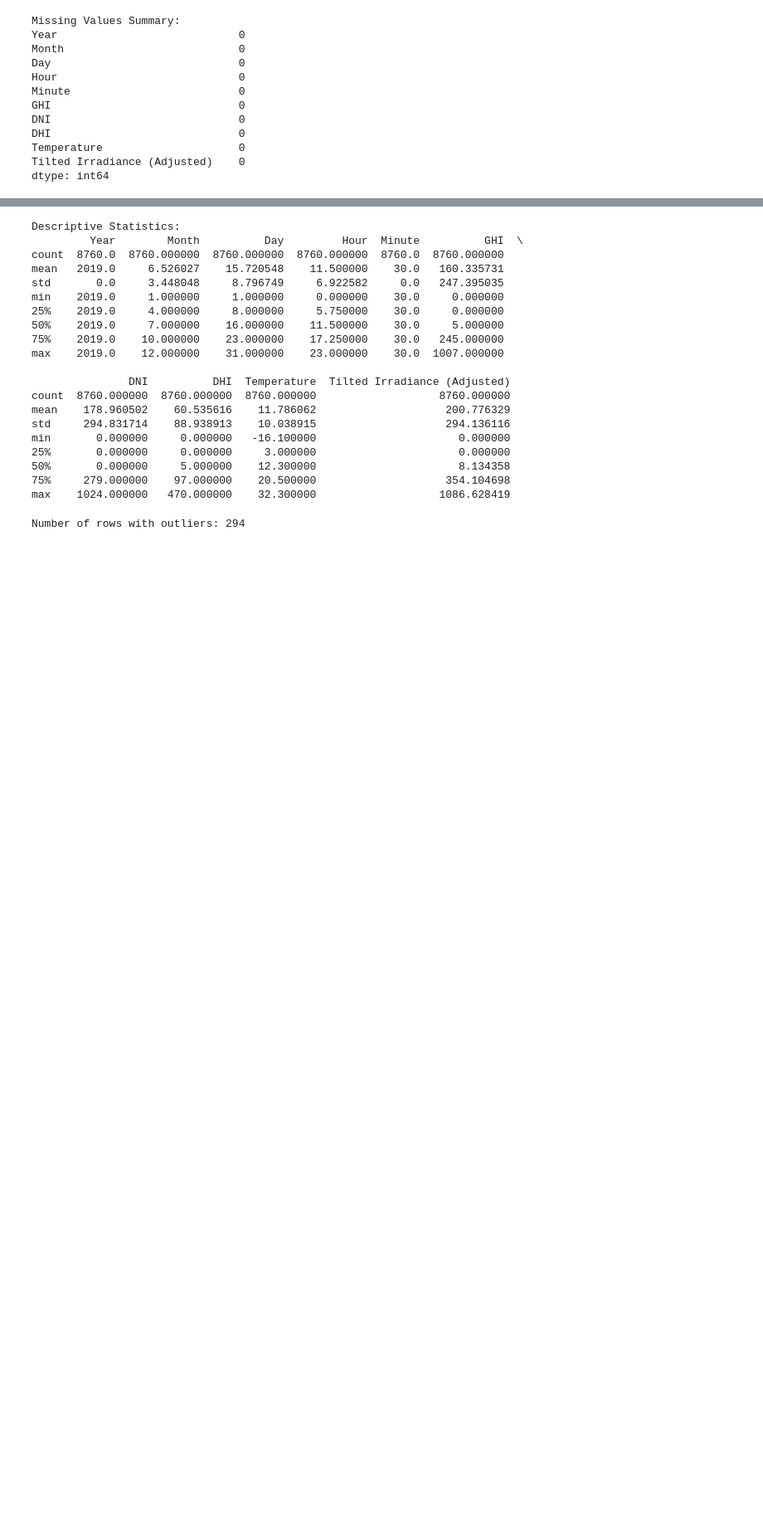
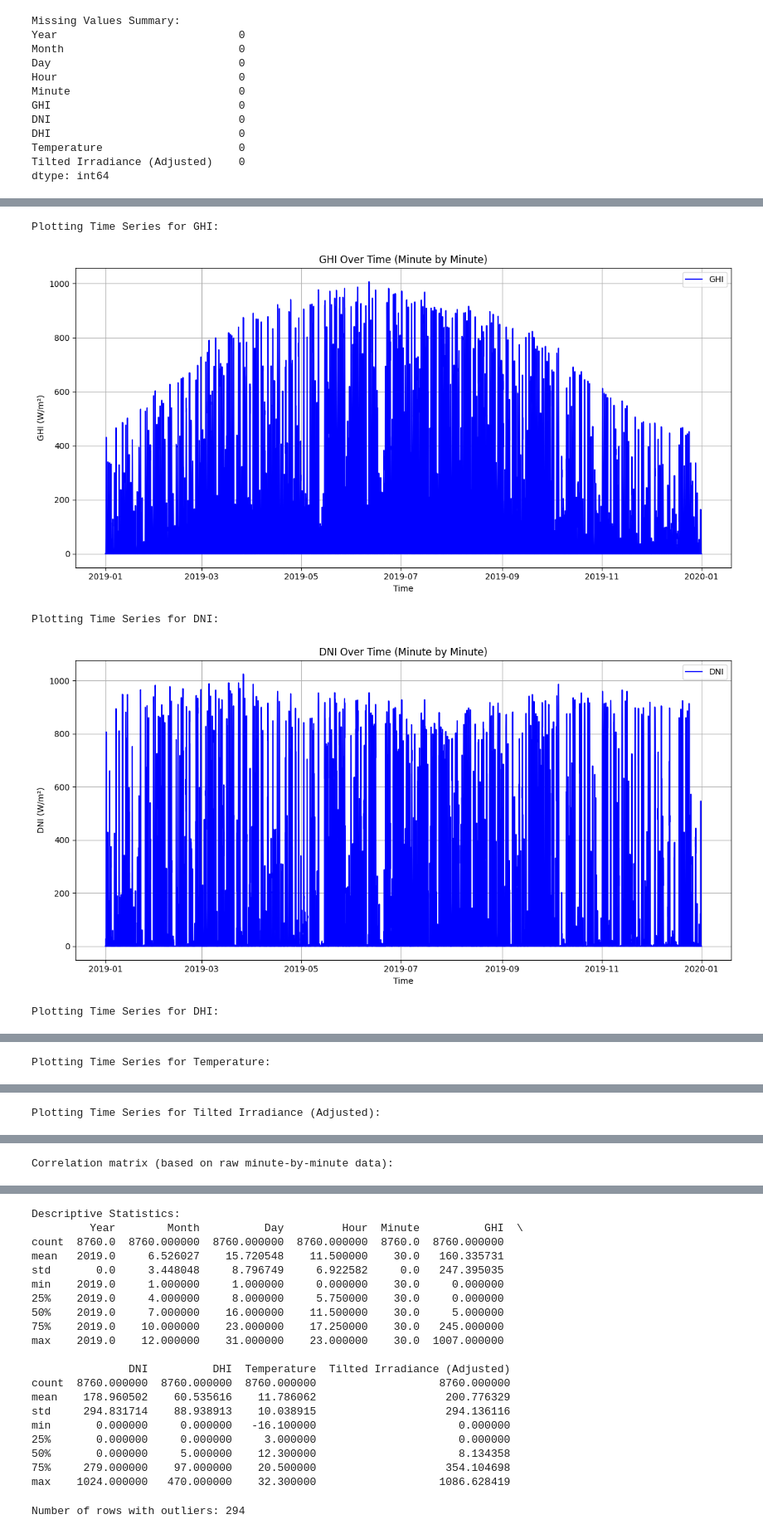
Before and after one commit to giutala/aee_2425, a Jupyter notebook: data_analysis.ipynb, the cells around one changed output, grey strips where cells are left out. Shown at 83% size. Cells and saved outputs as stored; diff of their text form; code cells hidden in the pictures; blank space fills up the shorter version.

Commit message:
added png images

```diff
--- a/data_analysis.ipynb
+++ b/data_analysis.ipynb
@@ -175,0 +91,49 @@ Correlation matrix:
+# %%
+import pandas as pd
+import matplotlib.pyplot as plt
+import seaborn as sns
+
+# Assuming 'solar_data' contains the time series with 'time' as the index
+
+# List of numerical columns to plot
+numerical_columns = ['GHI', 'DNI', 'DHI', 'Temperature', 'Tilted Irradiance (Adjusted)']
+
+# Create time series plots for each of the numerical columns (one value per minute)
+for column in numerical_columns:
+    print(f"\nPlotting Time Series for {column}:")
+
+    # Create a plot for the data for each feature (minute-by-minute)
+    plt.figure(figsize=(12, 6))
+    plt.plot(solar_data.index, solar_data[column], color='blue' if column != 'Temperature' else 'orange', label=column)
+
+    # Customize the plot
+    plt.title(f'{column} Over Time (Minute by Minute)')
+    plt.xlabel('Time')
+    plt.ylabel(f'{column} (W/m²)' if column != 'Temperature' else f'{column} (°C)')
+    plt.grid(True)
+
+    # Show legend
+    plt.legend()
+
+    # Save the plot as a PNG image
+    plt.tight_layout()
+    plt.savefig(f'{column}_over_time.png')  # Save each plot as a PNG
+    plt.show()
+
+# Check for correlations between variables (based on the raw minute-by-minute data)
+print("\nCorrelation matrix (based on raw minute-by-minute data):")
+
+# Generate correlation matrix for the raw minute-by-minute data
+correlation_matrix = solar_data[numerical_columns].corr()
+
+# Plot the correlation matrix using seaborn heatmap
+plt.figure(figsize=(10, 8))
+sns.heatmap(correlation_matrix, annot=True, cmap='coolwarm', fmt=".2f", vmin=-1, vmax=1)
+plt.title("Correlation Matrix (Raw Minute-by-Minute Data)")
+plt.show()
+# %% [output]
+Plotting Time Series for GHI:
+[figure, added]
+Plotting Time Series for DNI:
+[figure, added]
+Plotting Time Series for DHI:
@@ -175,0 +141 @@ Correlation matrix:
+Plotting Time Series for Temperature:
@@ -175,0 +143 @@ Correlation matrix:
+Plotting Time Series for Tilted Irradiance (Adjusted):
@@ -175,0 +145 @@ Correlation matrix:
+Correlation matrix (based on raw minute-by-minute data):
```
Also changed, not shown: parts of 2 cells of this notebook, 6 other files.
